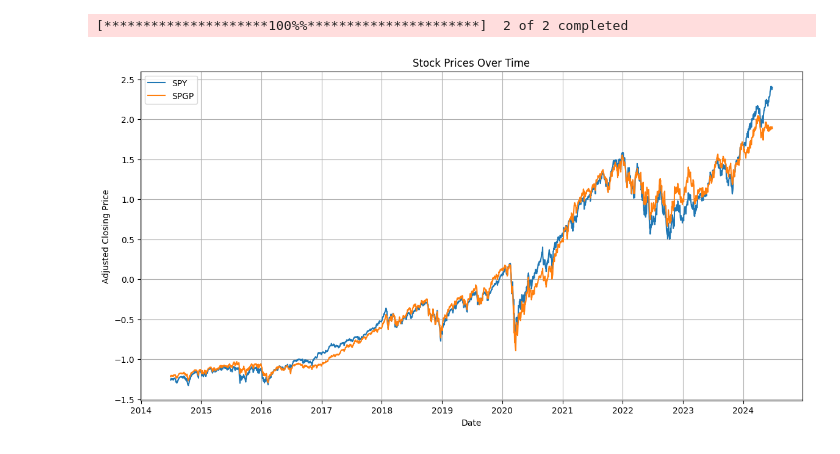
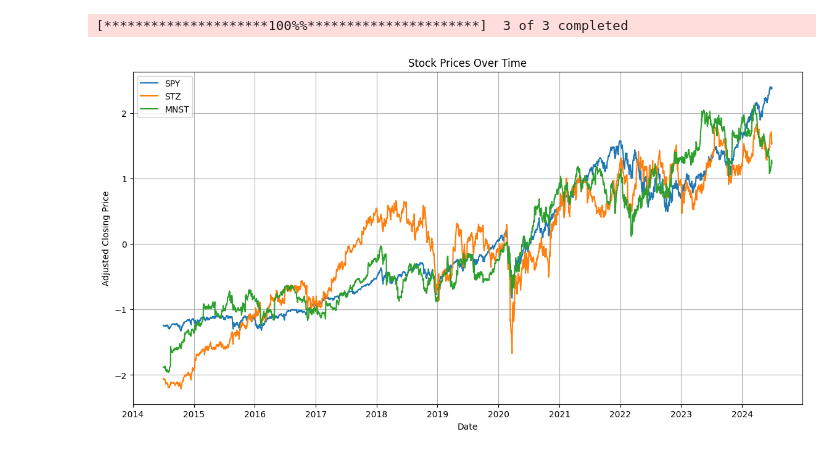
Before and after one commit to tangj310/Inv_equity, a Jupyter notebook: STOCK_COMPARISON.ipynb, the cells around one changed output. Cells and saved outputs as stored; diff of their text form; code cells hidden in the pictures.

```diff
--- a/STOCK_COMPARISON.ipynb
+++ b/STOCK_COMPARISON.ipynb
@@ -24,17 +24,14 @@ load_dotenv()
 
 local_inv_directry = os.getenv("local_inv_directry")
 # %%
-import yfinance as yf
-import pandas as pd
-import matplotlib.pyplot as plt
-
 today_date = datetime.today()
-window_days = 365*10 # This is 5 years in days window
+window_days = 365*10 # This is 10 years in days window
 
 # Define the list of stock symbols
 stocks_list = [
     'SPY'
-    ,'SPGP'
+    ,'STZ'
+    ,'MNST'
     # ,'COST'
     # ,'WMT'
 
@@ -45,32 +42,32 @@ data = yf.download(
     stocks_list
     ,start=today_date - timedelta(days=window_days)
     ,end=today_date)
 
 
 
 # The data contains multi-level columns, we'll focus on 'Adj Close' for adjusted closing prices
 adj_close = data['Adj Close']
 
 # Perform standardization using StandardScaler
 scaler = StandardScaler()
 standardized_data = scaler.fit_transform(adj_close)
 
 # Convert the normalized data back to a DataFrame
 standardized_data = pd.DataFrame(standardized_data, index=adj_close.index, columns=adj_close.columns)
 
 
 # Plotting the adjusted closing prices of the stocks
 plt.figure(figsize=(14, 7))
 
 for stock in stocks_list:
     plt.plot(standardized_data[stock], label=stock)
 
 plt.title('Stock Prices Over Time')
 plt.xlabel('Date')
 plt.ylabel('Adjusted Closing Price')
 plt.legend()
 plt.grid(True)
 plt.show()
 # %% [output]
-[*********************100%%**********************]  2 of 2 completed
+[*********************100%%**********************]  3 of 3 completed
-[figure, old version]
+[figure, new version]
```
Also changed, not shown: 1 other file.
